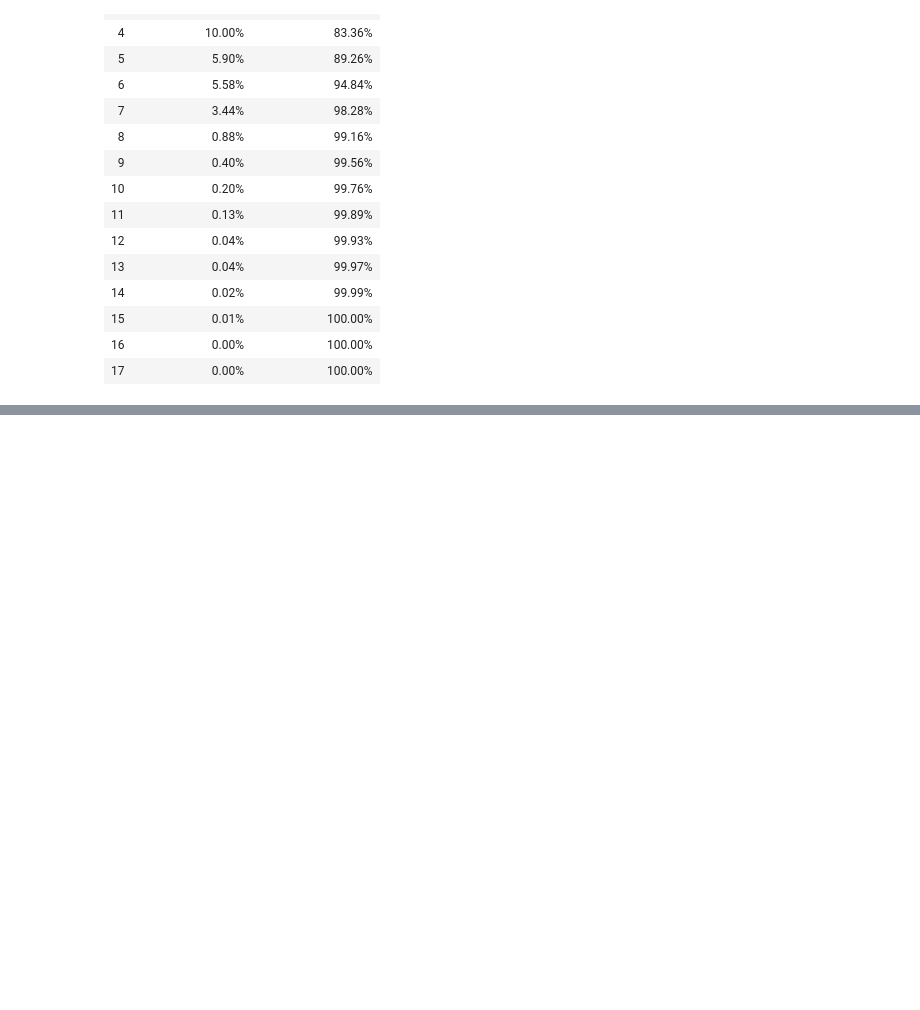
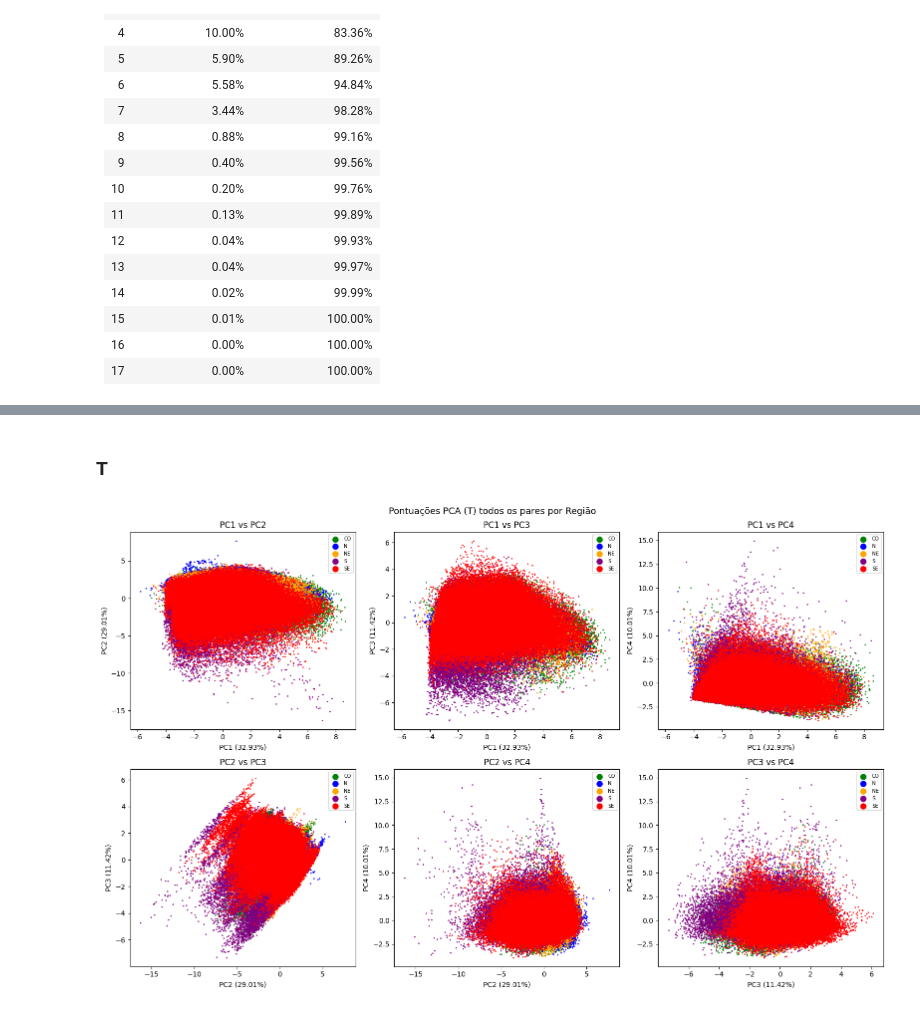
Before and after one commit to giu-garrido/projeto-A-e-B-big-data, a Jupyter notebook: projeto-final-b/agvd-projeto-final-parte-B.ipynb, the cells around one changed output, grey strips where cells are left out. Drawn from its saved outputs; the diff is of its cells as text; code cells hidden in the pictures; blank space fills up the shorter version.

```diff
--- a/projeto-final-b/agvd-projeto-final-parte-B.ipynb
+++ b/projeto-final-b/agvd-projeto-final-parte-B.ipynb
@@ -328,0 +480,20 @@ array([[-0.06026115,  0.00919734, -0.03587494,  0.18515726],
+# %% [markdown]
+### T
+# %%
+pares = [("PC1", "PC2"), ("PC1", "PC3"), ("PC1", "PC4"),
+         ("PC2", "PC3"), ("PC2", "PC4"), ("PC3", "PC4")]
+cores = {"N": "blue", "NE": "orange", "CO": "green", "SE": "red", "S": "purple"}
+
+fig, axes = plt.subplots(2, 3, figsize=(16, 10))
+for ax, (px, py) in zip(axes.flat, pares):
+    for regiao, grupo in amostra_pd.groupby("regiao"):
+        ax.scatter(grupo[px], grupo[py], s=1,
+                   label=regiao, color=cores.get(regiao, "gray"))
+    ax.set(xlabel=f"{px} ({var_pct[px]}%)", ylabel=f"{py} ({var_pct[py]}%)", title=f"{px} vs {py}")
+    ax.legend(markerscale=8, fontsize=7)
+
+plt.suptitle("Pontuações PCA (T) todos os pares por Região", fontsize=13)
+plt.tight_layout()
+plt.show()
+# %% [output]
+[figure, added]
```
Also changed, not shown: parts of 26 cells of this notebook.
